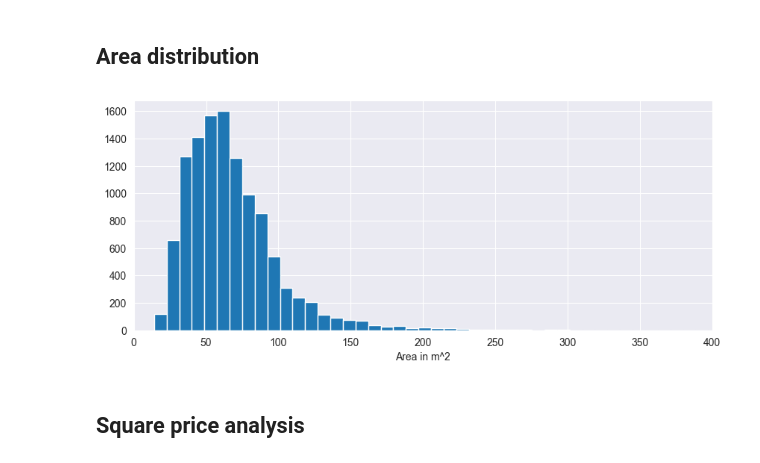
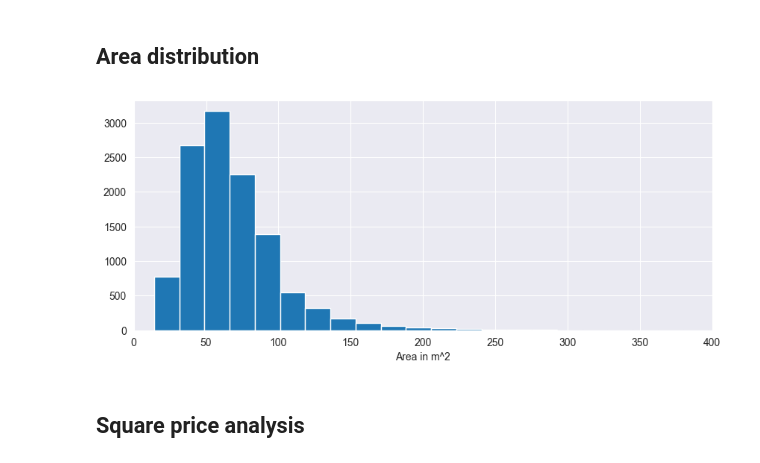
Before and after one commit to ttcpavle/Apartment-sale-data-analysis, a Jupyter notebook: Apartment_Prices_Analysis.ipynb, the cells around one changed output. Saved outputs shown, nothing was run; the diff lists cells and outputs as text; code cells hidden in the pictures.

```diff
--- a/Apartment_Prices_Analysis.ipynb
+++ b/Apartment_Prices_Analysis.ipynb
@@ -438,13 +438,13 @@ intuitively, there is positive correlation between area and number of rooms
 # %%
 fig, ax = plt.subplots(figsize=(10,4))
 
-ax.hist(data['area'], bins=100)
+ax.hist(data['area'], bins=50)
 ax.set_xlim(0,400) # ignore outlier
 ax.set_xlabel('Area in m^2')
 
 plt.show()
 # %% [output]
-[figure, old version]
+[figure, new version]
 # %% [markdown]
 ## Square price analysis
 # %% [markdown]
```
Also changed, not shown: parts of 6 cells of this notebook, 3 other files.
